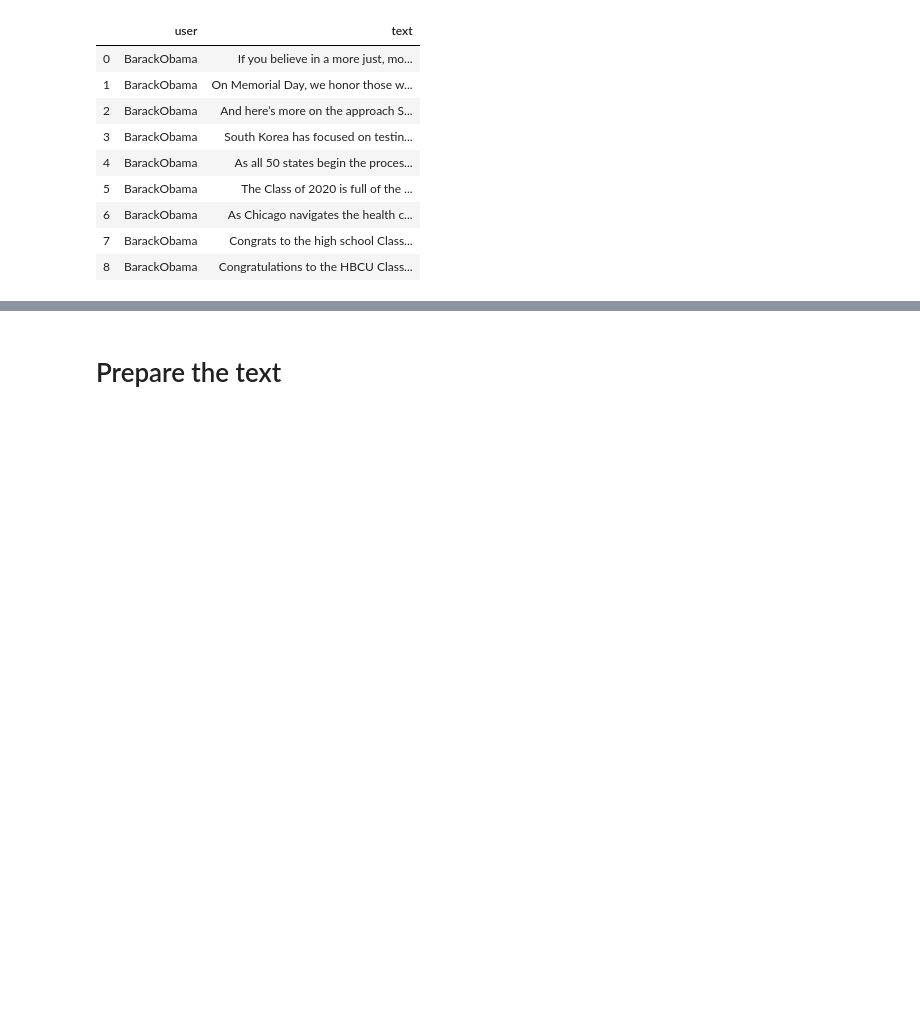
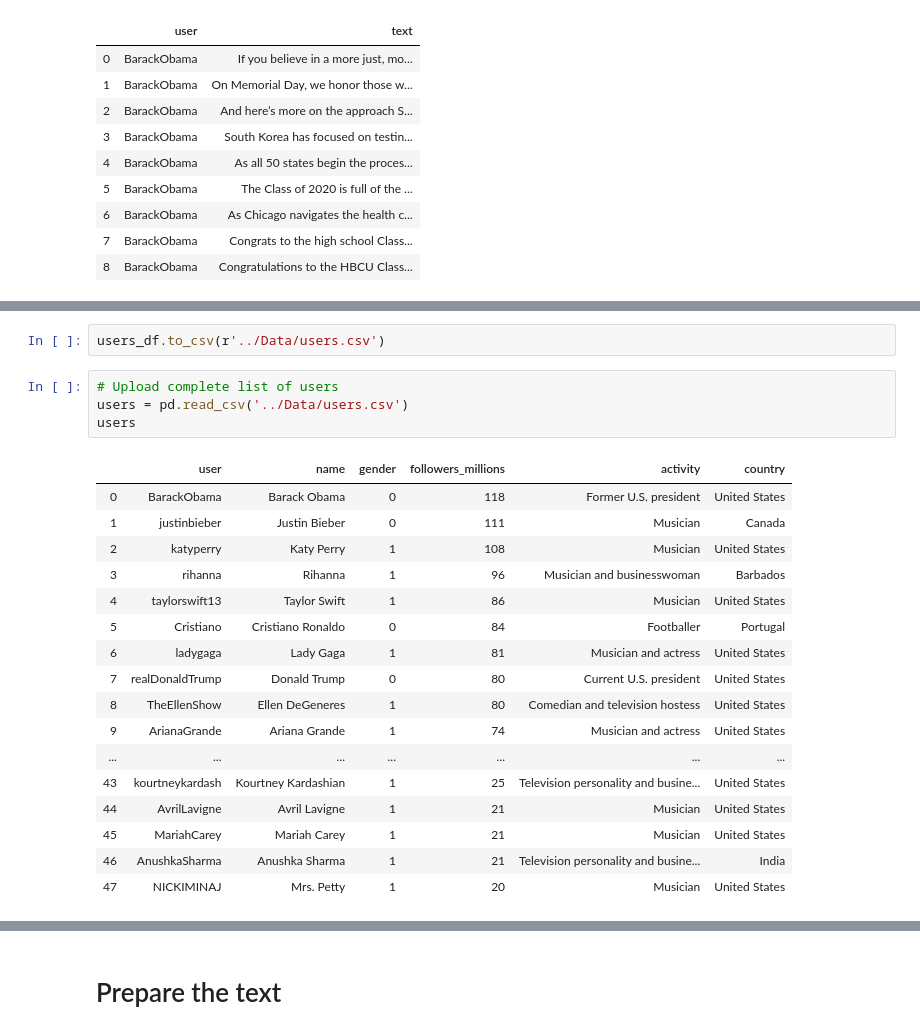
Before and after one commit to allenjiang/Mona-Lisa-AI, a Jupyter notebook: Explorations/Twitter Data.ipynb, the cells around one changed output, grey strips where cells are left out. Drawn from its saved outputs; the diff is of its cells as text; blank space fills up the shorter version.

```diff
--- a/Explorations/Twitter Data.ipynb
+++ b/Explorations/Twitter Data.ipynb
@@ -234,0 +234,24 @@ Name: user, dtype: object
+# %%
+users_df.to_csv(r'../Data/users.csv')
+# %%
+# Upload complete list of users
+users = pd.read_csv('../Data/users.csv')
+users
+# %% [output]
+|  | user | name | gender | followers_millions | activity | country |
+| 0 | BarackObama | Barack Obama | 0 | 118 | Former U.S. president | United States |
+| 1 | justinbieber | Justin Bieber | 0 | 111 | Musician | Canada |
+| 2 | katyperry | Katy Perry | 1 | 108 | Musician | United States |
+| 3 | rihanna | Rihanna | 1 | 96 | Musician and businesswoman | Barbados |
+| 4 | taylorswift13 | Taylor Swift | 1 | 86 | Musician | United States |
+| 5 | Cristiano | Cristiano Ronaldo | 0 | 84 | Footballer | Portugal |
+| 6 | ladygaga | Lady Gaga | 1 | 81 | Musician and actress | United States |
+| 7 | realDonaldTrump | Donald Trump | 0 | 80 | Current U.S. president | United States |
+| 8 | TheEllenShow | Ellen DeGeneres | 1 | 80 | Comedian and television hostess | United States |
+| 9 | ArianaGrande | Ariana Grande | 1 | 74 | Musician and actress | United States |
+| ... | ... | ... | ... | ... | ... | ... |
+| 43 | kourtneykardash | Kourtney Kardashian | 1 | 25 | Television personality and busine... | United States |
+| 44 | AvrilLavigne | Avril Lavigne | 1 | 21 | Musician | United States |
+| 45 | MariahCarey | Mariah Carey | 1 | 21 | Musician | United States |
+| 46 | AnushkaSharma | Anushka Sharma | 1 | 21 | Television personality and busine... | India |
+| 47 | NICKIMINAJ | Mrs. Petty | 1 | 20 | Musician | United States |
```
Also changed, not shown: parts of 29 cells of this notebook, 4 other files.
